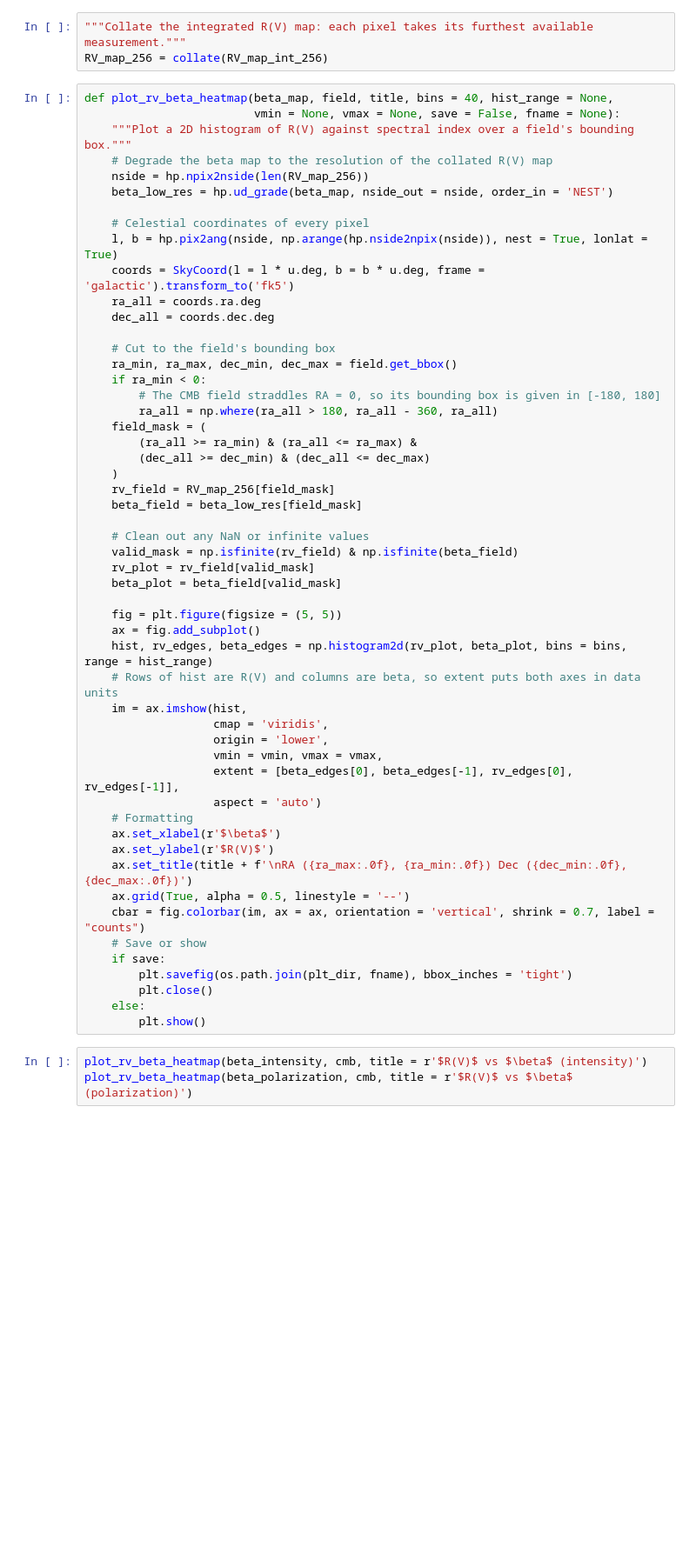
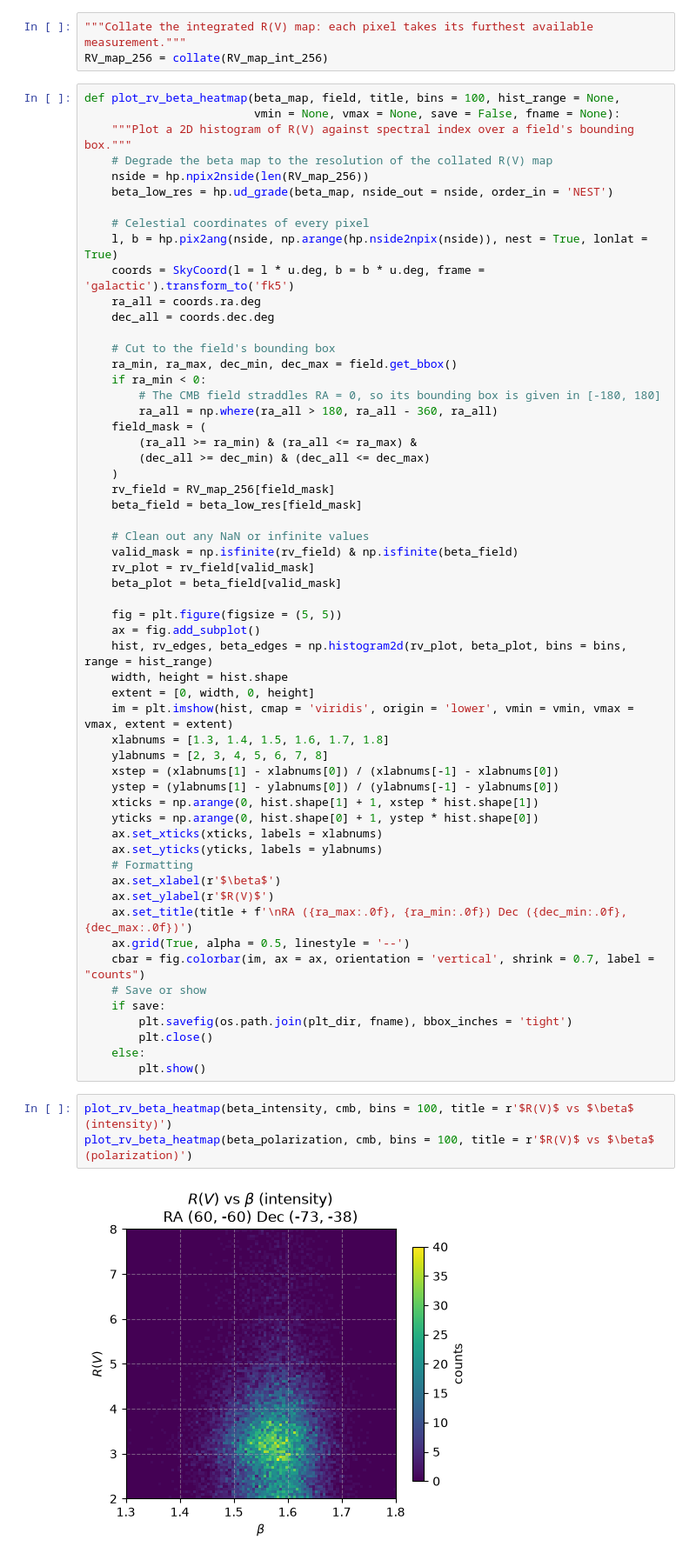
Before and after one commit to LilyZou842/BK_dustmaps, a Jupyter notebook: notebooks/beta_maps.ipynb, the cells around one changed output. Shown at 87% size. Saved outputs shown, nothing was run; the diff lists cells and outputs as text; blank space fills up the shorter version.

```diff
--- a/notebooks/beta_maps.ipynb
+++ b/notebooks/beta_maps.ipynb
@@ -229,7 +227,7 @@ def collate(raw_data : np.ndarray) -> np.ndarray:
 """Collate the integrated R(V) map: each pixel takes its furthest available measurement."""
 RV_map_256 = collate(RV_map_int_256)
 # %%
-def plot_rv_beta_heatmap(beta_map, field, title, bins = 40, hist_range = None,
+def plot_rv_beta_heatmap(beta_map, field, title, bins = 100, hist_range = None,
                          vmin = None, vmax = None, save = False, fname = None):
     """Plot a 2D histogram of R(V) against spectral index over a field's bounding box."""
     # Degrade the beta map to the resolution of the collated R(V) map
@@ -262,13 +260,17 @@ def plot_rv_beta_heatmap(beta_map, field, title, bins = 40, hist_range = None,
     fig = plt.figure(figsize = (5, 5))
     ax = fig.add_subplot()
     hist, rv_edges, beta_edges = np.histogram2d(rv_plot, beta_plot, bins = bins, range = hist_range)
-    # Rows of hist are R(V) and columns are beta, so extent puts both axes in data units
-    im = ax.imshow(hist,
-                   cmap = 'viridis',
-                   origin = 'lower',
-                   vmin = vmin, vmax = vmax,
-                   extent = [beta_edges[0], beta_edges[-1], rv_edges[0], rv_edges[-1]],
-                   aspect = 'auto')
+    width, height = hist.shape
+    extent = [0, width, 0, height]
+    im = plt.imshow(hist, cmap = 'viridis', origin = 'lower', vmin = vmin, vmax = vmax, extent = extent)
+    xlabnums = [1.3, 1.4, 1.5, 1.6, 1.7, 1.8]
+    ylabnums = [2, 3, 4, 5, 6, 7, 8]
+    xstep = (xlabnums[1] - xlabnums[0]) / (xlabnums[-1] - xlabnums[0])
+    ystep = (ylabnums[1] - ylabnums[0]) / (ylabnums[-1] - ylabnums[0])
+    xticks = np.arange(0, hist.shape[1] + 1, xstep * hist.shape[1])
+    yticks = np.arange(0, hist.shape[0] + 1, ystep * hist.shape[0])
+    ax.set_xticks(xticks, labels = xlabnums)
+    ax.set_yticks(yticks, labels = ylabnums)
     # Formatting
     ax.set_xlabel(r'$\beta$')
     ax.set_ylabel(r'$R(V)$')
@@ -282,5 +284,7 @@ def plot_rv_beta_heatmap(beta_map, field, title, bins = 40, hist_range = None,
     else:
         plt.show()
 # %%
-plot_rv_beta_heatmap(beta_intensity, cmb, title = r'$R(V)$ vs $\beta$ (intensity)')
-plot_rv_beta_heatmap(beta_polarization, cmb, title = r'$R(V)$ vs $\beta$ (polarization)')
+plot_rv_beta_heatmap(beta_intensity, cmb, bins = 100, title = r'$R(V)$ vs $\beta$ (intensity)')
+plot_rv_beta_heatmap(beta_polarization, cmb, bins = 100, title = r'$R(V)$ vs $\beta$ (polarization)')
+# %% [output]
+[figure, added]
```
Also changed, not shown: parts of 4 cells of this notebook, 1 other file.
